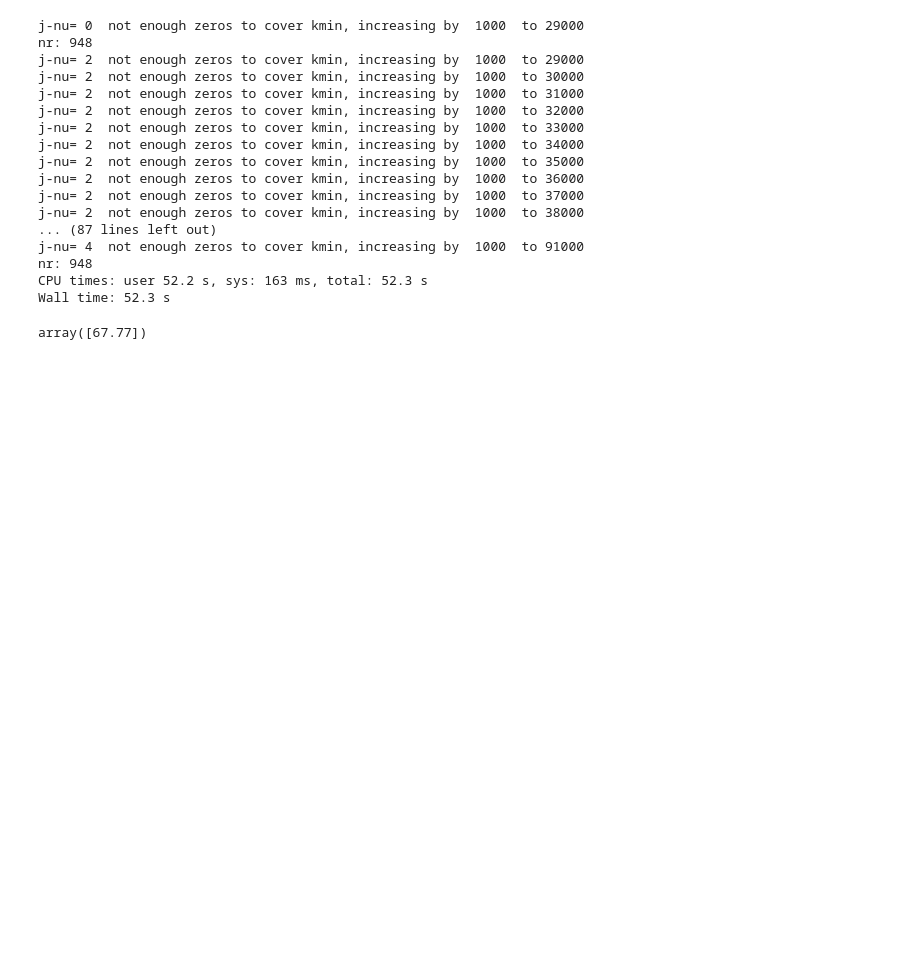
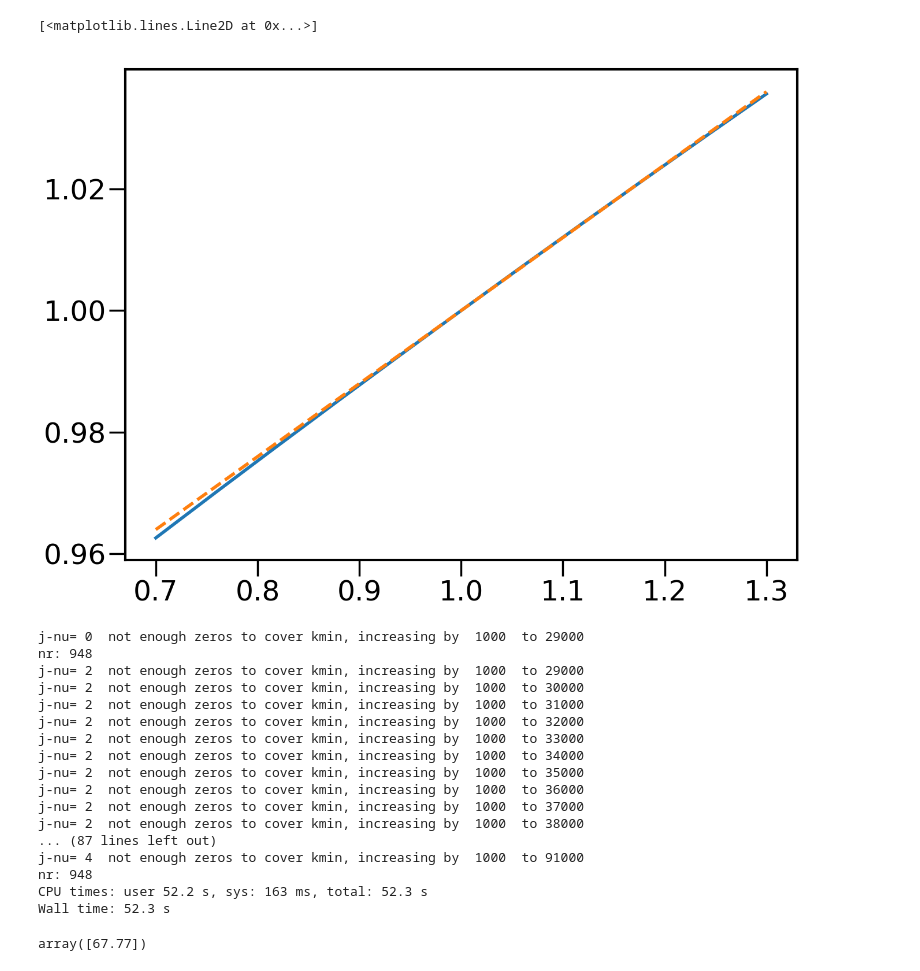
Before and after one commit to sukhdeep2/Public-code, a Jupyter notebook: Hankel_transform/IA models.ipynb, the cells around one changed output. Cells and saved outputs as stored; diff of their text form; code cells hidden in the pictures; blank space fills up the shorter version.

```diff
--- a/Hankel_transform/IA models.ipynb
+++ b/Hankel_transform/IA models.ipynb
@@ -10,3 +10,4 @@ import scipy
 from scipy.interpolate import interp1d
 # %%
 cosmo=Planck13.clone()#we want h=1 for some comparisons
+cosmo_h=Planck13.clone(H0=100)#we want h=1 for some comparisons
@@ -33,3 +32,19 @@ PS=Power_Spectra(cosmo_params=cosmo_fid,pk_params=pk_params)
+# %%
+sc1=PS.sigma_crit(zl=np.atleast_1d(0.27),zs=np.atleast_1d(0.45),cosmo_h=cosmo_h)
+Oms=np.linspace(cosmo.Om0*.7,cosmo.Om0*1.3,11)
+scs=np.zeros_like(Oms)
+i=0
+for om in Oms:
+    cosmo_i=cosmo_h.clone(Om0=om)
+    scs[i]=PS.sigma_crit(zl=np.atleast_1d(0.27),zs=np.atleast_1d(0.45),cosmo_h=cosmo_i).value[0,0]
+    i+=1
+# %%
+plot(Oms/Oms[5],scs/scs[5])
+plot(Oms/Oms[5],(Oms/Oms[5])*.12+.88,'--')
+# loglog()
+# %% [output]
+[<matplotlib.lines.Line2D at 0x...>]
+[figure, added]
 # %%
 z_min=0.16
 z_max=0.36
```
Also changed, not shown: parts of 2 cells of this notebook, 1 other file.
